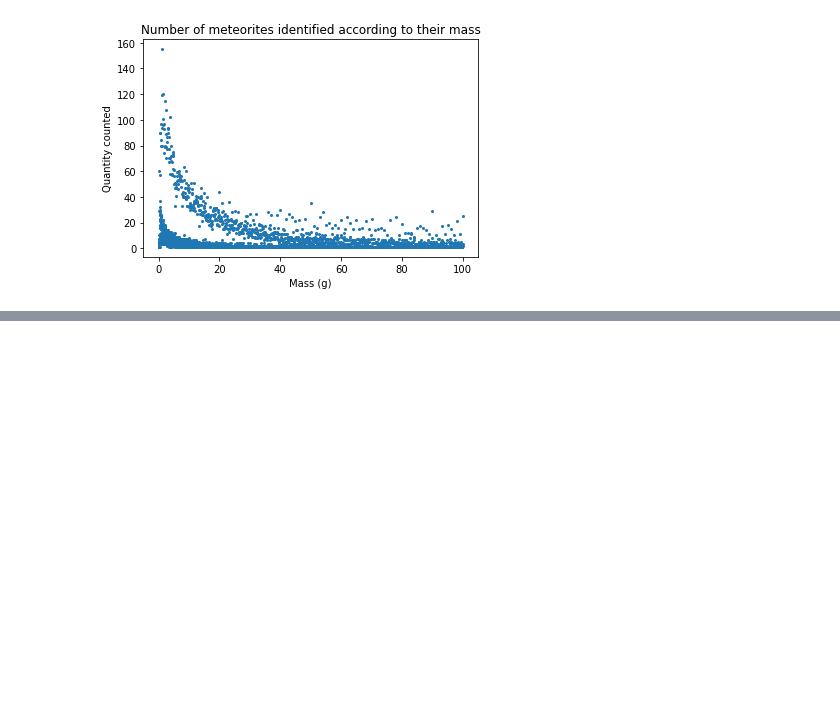
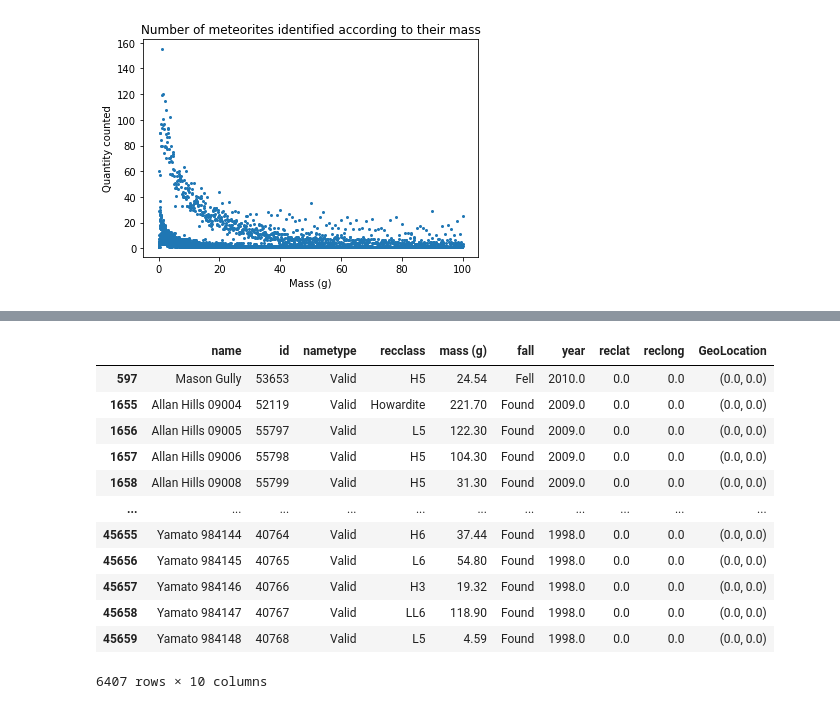
Before and after one commit to Kartmaan/Meteorite_landings, a Jupyter notebook: meteorite_landings.ipynb, the cells around one changed output, grey strips where cells are left out. Cells and saved outputs as stored; diff of their text form; code cells hidden in the pictures; blank space fills up the shorter version.

```diff
--- a/meteorite_landings.ipynb
+++ b/meteorite_landings.ipynb
@@ -179,0 +208,16 @@ Text(0, 0.5, 'Quantity counted')
+# %%
+df.loc[df['reclat'] == 0.0]
+# %% [output]
+|  | name | id | nametype | recclass | mass (g) | fall | year | reclat | reclong | GeoLocation |
+| 597 | Mason Gully | 53653 | Valid | H5 | 24.54 | Fell | 2010.0 | 0.0 | 0.0 | (0.0, 0.0) |
+| 1655 | Allan Hills 09004 | 52119 | Valid | Howardite | 221.70 | Found | 2009.0 | 0.0 | 0.0 | (0.0, 0.0) |
+| 1656 | Allan Hills 09005 | 55797 | Valid | L5 | 122.30 | Found | 2009.0 | 0.0 | 0.0 | (0.0, 0.0) |
+| 1657 | Allan Hills 09006 | 55798 | Valid | H5 | 104.30 | Found | 2009.0 | 0.0 | 0.0 | (0.0, 0.0) |
+| 1658 | Allan Hills 09008 | 55799 | Valid | H5 | 31.30 | Found | 2009.0 | 0.0 | 0.0 | (0.0, 0.0) |
+| ... | ... | ... | ... | ... | ... | ... | ... | ... | ... | ... |
+| 45655 | Yamato 984144 | 40764 | Valid | H6 | 37.44 | Found | 1998.0 | 0.0 | 0.0 | (0.0, 0.0) |
+| 45656 | Yamato 984145 | 40765 | Valid | L6 | 54.80 | Found | 1998.0 | 0.0 | 0.0 | (0.0, 0.0) |
+| 45657 | Yamato 984146 | 40766 | Valid | H3 | 19.32 | Found | 1998.0 | 0.0 | 0.0 | (0.0, 0.0) |
+| 45658 | Yamato 984147 | 40767 | Valid | LL6 | 118.90 | Found | 1998.0 | 0.0 | 0.0 | (0.0, 0.0) |
+| 45659 | Yamato 984148 | 40768 | Valid | L5 | 4.59 | Found | 1998.0 | 0.0 | 0.0 | (0.0, 0.0) |
+6407 rows × 10 columns
```
Also changed, not shown: parts of 3 cells of this notebook.
